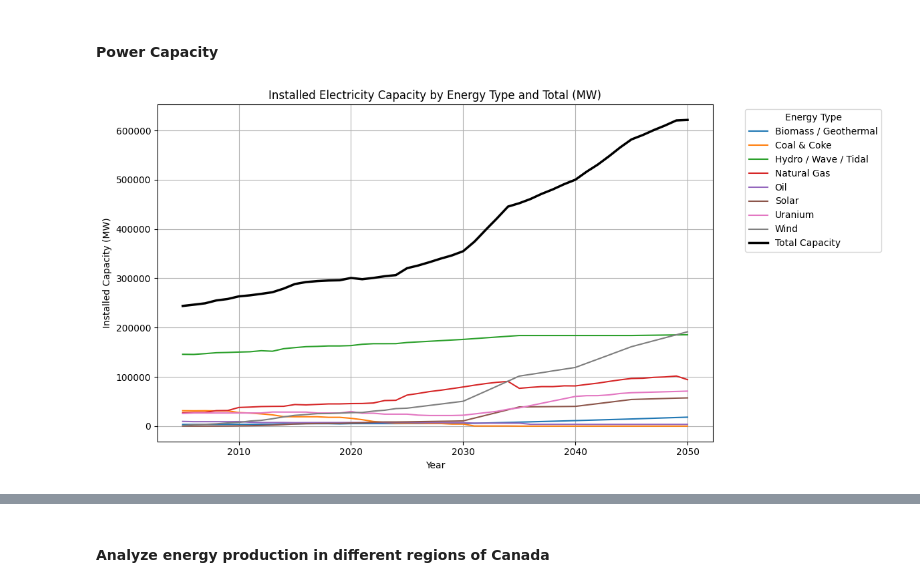
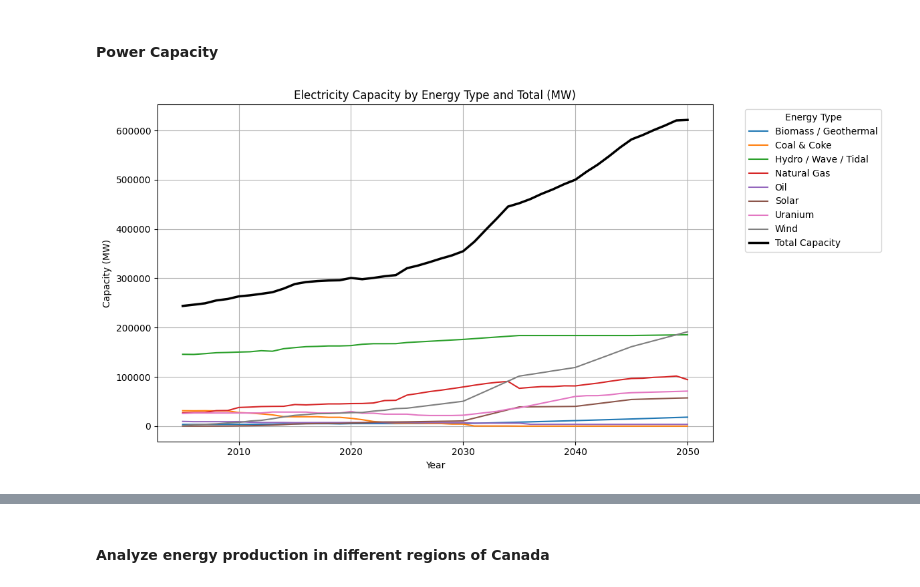
Before and after one commit to wross9959/Canada_Energy_Project, a Jupyter notebook: notebooks/main.ipynb, the cells around one changed output, grey strips where cells are left out. Saved outputs shown, nothing was run; the diff lists cells and outputs as text; code cells hidden in the pictures.

```diff
--- a/notebooks/main.ipynb
+++ b/notebooks/main.ipynb
@@ -410,31 +416,31 @@ for province in provinces_to_plot:
 # %% [markdown]
 #### Power Capacity
 # %%
-# total capacity per year (all provinces, all types)
+# total capacity per year
 total_capacity = (
     power_capacity_df.groupby("Year", as_index=False)
     .agg({"GWh": "sum"})
     .rename(columns={"GWh": "Total_MW"})
 )
-# Capacity by energy type per year
+#  by energy type per year
 capacity_by_type = (
     power_capacity_df.groupby(["Year", "Energy_Type"], as_index=False)
-    .agg({"GWh": "sum"})  # again, values are MW
+    .agg({"GWh": "sum"})
     .pivot(index="Year", columns="Energy_Type", values="GWh")
 )
 # plot
 ax = capacity_by_type.plot(
     figsize=(12, 6),
-    title="Installed Electricity Capacity by Energy Type and Total (MW)",
+    title="Electricity Capacity by Energy Type and Total (MW)",
     linewidth=1.5
 )
 
 ax.plot(total_capacity["Year"], total_capacity["Total_MW"], color="black", linewidth=2.5, label="Total Capacity")
 ax.set_xlabel("Year")
-ax.set_ylabel("Installed Capacity (MW)")
+ax.set_ylabel("Capacity (MW)")
 ax.grid(True)
 ax.legend(title="Energy Type", bbox_to_anchor=(1.05, 1), loc="upper left")
 plt.tight_layout()
 plt.show()
 # %% [output]
-[figure, old version]
+[figure, new version]
```
Also changed, not shown: parts of 13 cells of this notebook.
